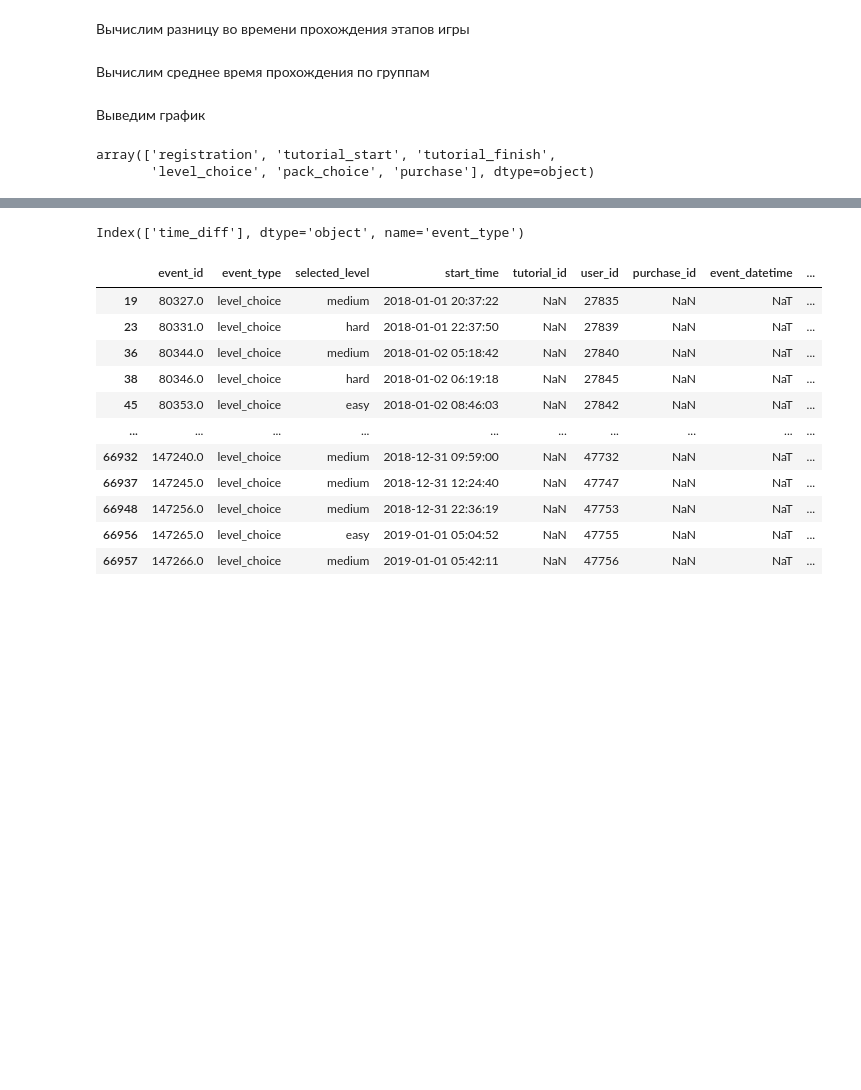
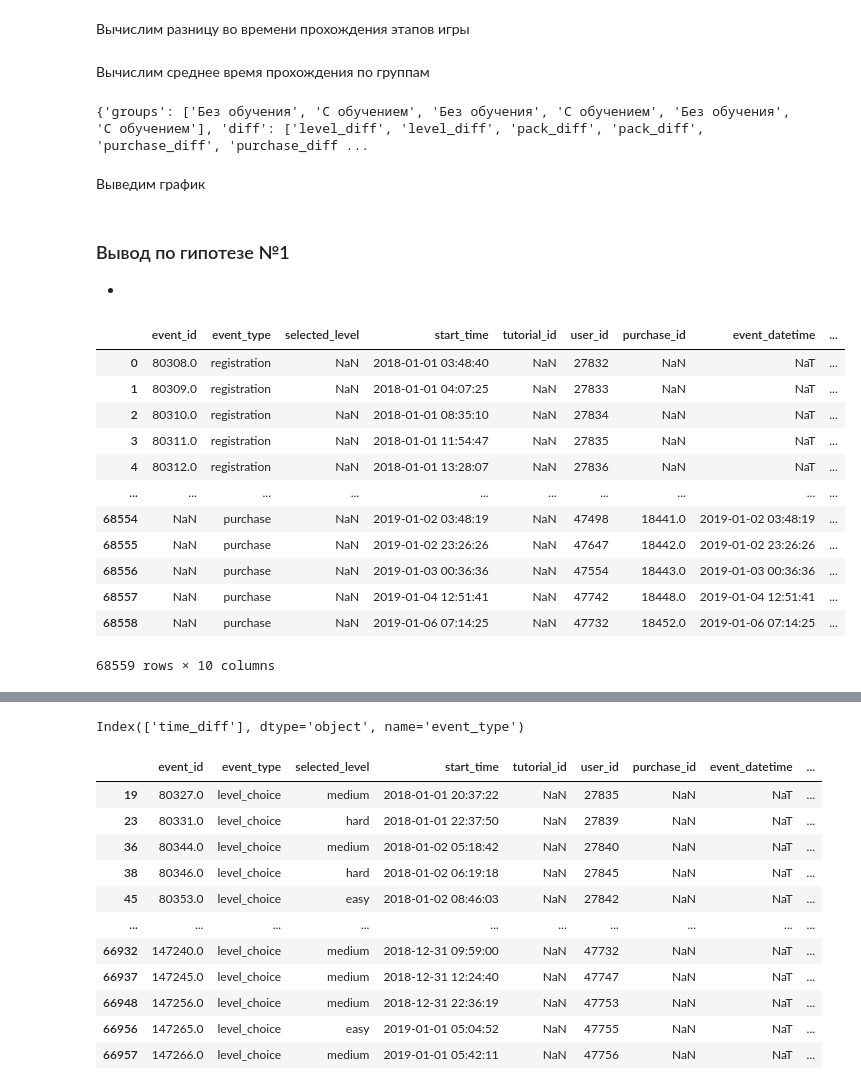
Before and after one commit to VRaptor555/my-apps, a Jupyter notebook: project3/project_3.ipynb, the cells around one changed output, grey strips where cells are left out. Drawn from its saved outputs; the diff is of its cells as text; code cells hidden in the pictures; blank space fills up the shorter version.

```diff
--- a/project3/project_3.ipynb
+++ b/project3/project_3.ipynb
@@ -81,3 +92,14 @@ group_avg = users_etap.groupby(by='groups')[['time_diff']].mean()
+# %%
+dt = {'groups':[], 'diff':[], 'time':[]}
+for col in group_avg.columns:
+    for ind, gr in enumerate(group_avg[col]):
+        dt['groups'].append(group_avg.index[ind])
+        dt['diff'].append(col)
+        dt['time'].append(gr/1000000)
+
+groups_df = pd.DataFrame(data=dt)
+# %% [output]
+{'groups': ['Без обучения', 'С обучением', 'Без обучения', 'С обучением', 'Без обучения', 'С обучением'], 'diff': ['level_diff', 'level_diff', 'pack_diff', 'pack_diff', 'purchase_diff', 'purchase_diff ...
 # %% [markdown]
 Выведим график
 # %%
@@ -96,6 +120,20 @@ fig.update_yaxes(range=[0,6], selector='min')
 fig.show()
+# %% [markdown]
+### Вывод по гипотезе №1
+*
 # %%
-total_events_df.event_type.unique()
+total_events_df
 # %% [output]
+|  | event_id | event_type | selected_level | start_time | tutorial_id | user_id | purchase_id | event_datetime | ... |
+| 0 | 80308.0 | registration | NaN | 2018-01-01 03:48:40 | NaN | 27832 | NaN | NaT | ... |
+| 1 | 80309.0 | registration | NaN | 2018-01-01 04:07:25 | NaN | 27833 | NaN | NaT | ... |
+| 2 | 80310.0 | registration | NaN | 2018-01-01 08:35:10 | NaN | 27834 | NaN | NaT | ... |
+| 3 | 80311.0 | registration | NaN | 2018-01-01 11:54:47 | NaN | 27835 | NaN | NaT | ... |
+| 4 | 80312.0 | registration | NaN | 2018-01-01 13:28:07 | NaN | 27836 | NaN | NaT | ... |
+| ... | ... | ... | ... | ... | ... | ... | ... | ... | ... |
+| 68554 | NaN | purchase | NaN | 2019-01-02 03:48:19 | NaN | 47498 | 18441.0 | 2019-01-02 03:48:19 | ... |
+| 68555 | NaN | purchase | NaN | 2019-01-02 23:26:26 | NaN | 47647 | 18442.0 | 2019-01-02 23:26:26 | ... |
+| 68556 | NaN | purchase | NaN | 2019-01-03 00:36:36 | NaN | 47554 | 18443.0 | 2019-01-03 00:36:36 | ... |
+| 68557 | NaN | purchase | NaN | 2019-01-04 12:51:41 | NaN | 47742 | 18448.0 | 2019-01-04 12:51:41 | ... |
+| 68558 | NaN | purchase | NaN | 2019-01-06 07:14:25 | NaN | 47732 | 18452.0 | 2019-01-06 07:14:25 | ... |
-array(['registration', 'tutorial_start', 'tutorial_finish',
-       'level_choice', 'pack_choice', 'purchase'], dtype=object)
+68559 rows × 10 columns
```
Also changed, not shown: parts of 10 cells of this notebook.
